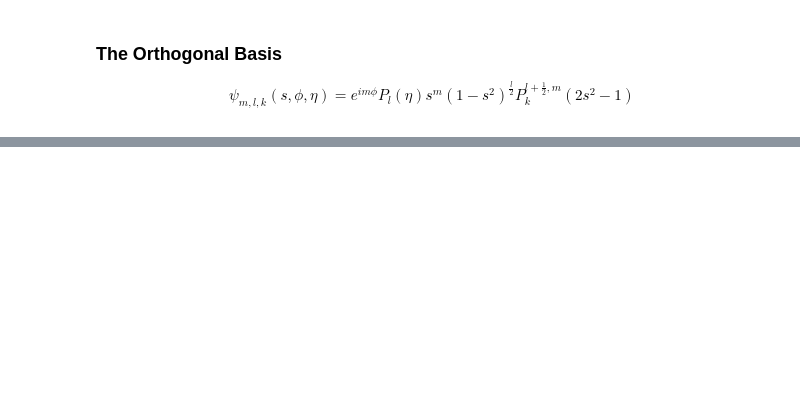
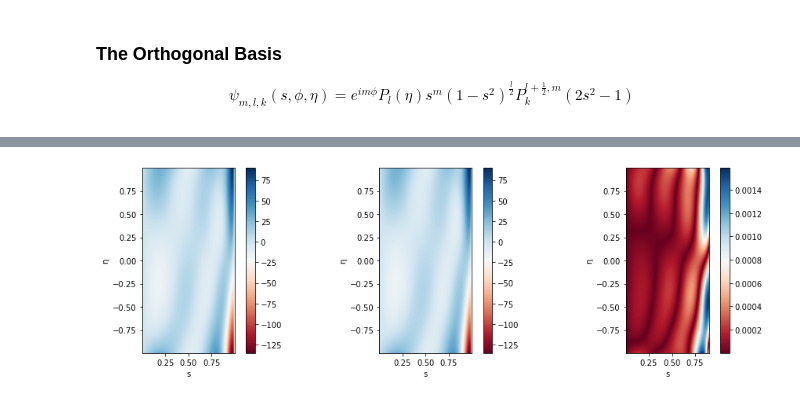
Before and after one commit to acellison/spherinder, a Jupyter notebook: notebooks/test_orthogonal_basis.ipynb, the cells around one changed output, grey strips where cells are left out. Drawn from its saved outputs; the diff is of its cells as text; code cells hidden in the pictures; blank space fills up the shorter version.

```diff
--- a/notebooks/test_orthogonal_basis.ipynb
+++ b/notebooks/test_orthogonal_basis.ipynb
@@ -141,0 +375,93 @@ B^{+} &: P^{(a, b)} \to P^{(a, b+1)} \\
+# %%
+# Test 1/sqrt(2) * (e_s \pm i e_{phi}) . Grad(psi) the z component of the gradient of a scalar field
+Lmax, Nmax, m = 6, 5, 2
+ns, neta = 1001, 1001
+
+# Construct the hierarchy of bases.
+# The first index is ell (vertical polynomial degree),
+# the second index is k (radial polynomial degree)
+s, eta = np.linspace(0,1,ns), np.linspace(-1,1,neta)
+basis   = [psi(Nmax, m, ell, s, eta, sigma=0, alpha=0) for ell in range(Lmax)]
+umbasis = [psi(Nmax+1, m, ell, s, eta, sigma=-1, alpha=1) for ell in range(Lmax)]
+upbasis = [psi(Nmax, m, ell, s, eta, sigma=+1, alpha=1) for ell in range(Lmax)]
+
+# Construct the coefficients
+c = np.zeros((Lmax,Nmax))
+c[0,0] = 1
+c[1,4] = 1
+c[2,0] = 1
+c[2,2] = 1
+c[2,3] = -1
+c[3,3] = .5
+c[5,4] = -.1
+
+# Expand the function
+f = expand(basis, c)
+
+# Apply the operator in grid space
+ss, ee = s.reshape(1,ns), eta.reshape(neta,1)
+
+dfds = (f[:,2:]-f[:,:-2])/(ss[:,2:]-ss[:,:-2])
+
+scale = 1-ss**2
+scale[np.abs(scale) < 1e-12] = 1
+dfdeta = (ss/scale)*ee[1:-1,:]*(f[2:,:]-f[:-2,:])/(ee[2:,:]-ee[:-2,:])
+
+scale = ss
+scale[np.abs(scale) < 1e-12] = 1
+dfdphi = (1/scale * 1j * m * f)
+
+fgridm = 1/np.sqrt(2) * (dfds[1:-1,:] + dfdeta[:,1:-1] - 1j*dfdphi[1:-1,1:-1]).real
+fgridp = 1/np.sqrt(2) * (dfds[1:-1,:] + dfdeta[:,1:-1] + 1j*dfdphi[1:-1,1:-1]).real
+
+op = (A(+1) @ B(+1))(Lmax,0,0).todense()
+alph = np.diag(op)
+beta = -np.diag(op,2)
+
+zmat = np.diag(2*alph)
+smats = [np.concatenate((C(+1)(Nmax,ell+1/2,m).todense(),np.zeros((1,Nmax))),axis=0) for ell in range(Lmax)]
+Op1 = make_operator(zmat, smats)
+
+zmat = np.diag(2*beta,2)
+smats = [D(-1)(Nmax,ell+1/2,m) for ell in range(Lmax)]
+Op2 = make_operator(zmat, smats)
+
+# Combined operator
+Opm = Op1 + Op2
+
+zmat = np.diag(2*alph)
+smats = [np.concatenate((D(+1)(Nmax,ell+1/2,m).todense(),np.zeros((1,Nmax))),axis=0) for ell in range(Lmax)]
+Op1 = make_operator(zmat, smats)
+
+zmat = np.diag(2*beta,2)
+smats = [C(-1)(Nmax,ell+1/2,m) for ell in range(Lmax)]
+Op2 = make_operator(zmat, smats)
+
+# Combined operator
+Opp = Op1 + Op2
+
+# Apply the operator to the coefficients
+dm = (Opm @ c.ravel()).reshape(Lmax,Nmax+1)
+fcoeffm = expand(umbasis, dm)[1:-1,1:-1]
+
+dp = (Opp @ c.ravel()).reshape(Lmax,Nmax)
+fcoeffp = expand(upbasis, dp)[1:-1,1:-1]
+
+eta = eta[1:-1]
+s = s[1:-1]
+
+errorm = fgridm-fcoeffm
+errorp = fgridp-fcoeffp
+
+# Plot
+fig, ax = plt.subplots(1,3,figsize=(13,4))
+plotfield(s, eta, fgridm,  fig, ax[0], stretch=True)
+plotfield(s, eta, fcoeffm, fig, ax[1], stretch=True)
+plotfield(s[:-100], eta, np.abs(errorm[:,:-100]),  fig, ax[2], stretch=True)
+
+fig, ax = plt.subplots(1,3,figsize=(13,4))
+plotfield(s, eta, fgridp,  fig, ax[0], stretch=True)
+plotfield(s, eta, fcoeffp, fig, ax[1], stretch=True)
+plotfield(s[:-100], eta, np.abs(errorp[:,:-100]),  fig, ax[2], stretch=True)
+# %% [output]
+[figure, added]
```
Also changed, not shown: parts of 23 cells of this notebook, 6 other files.
